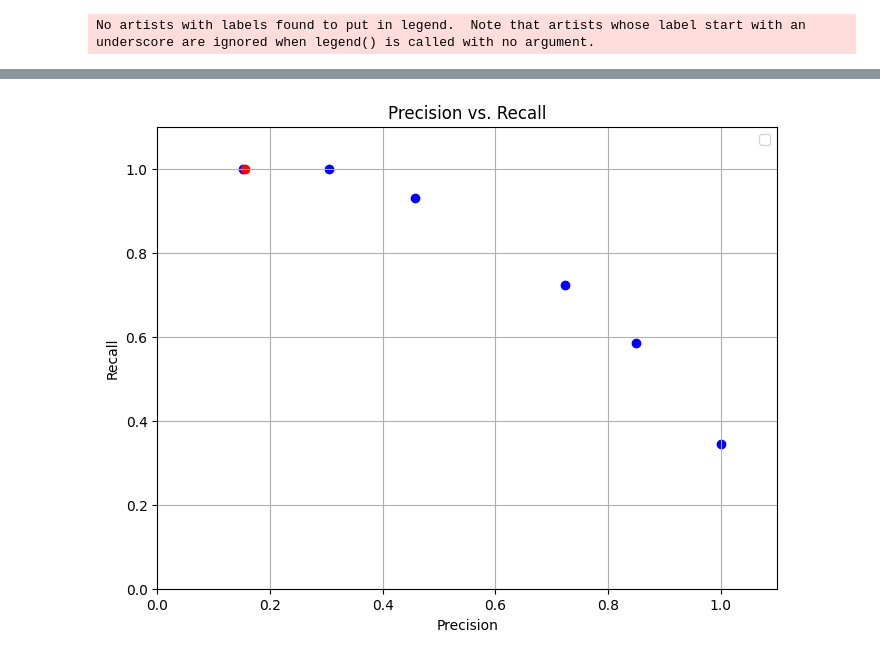
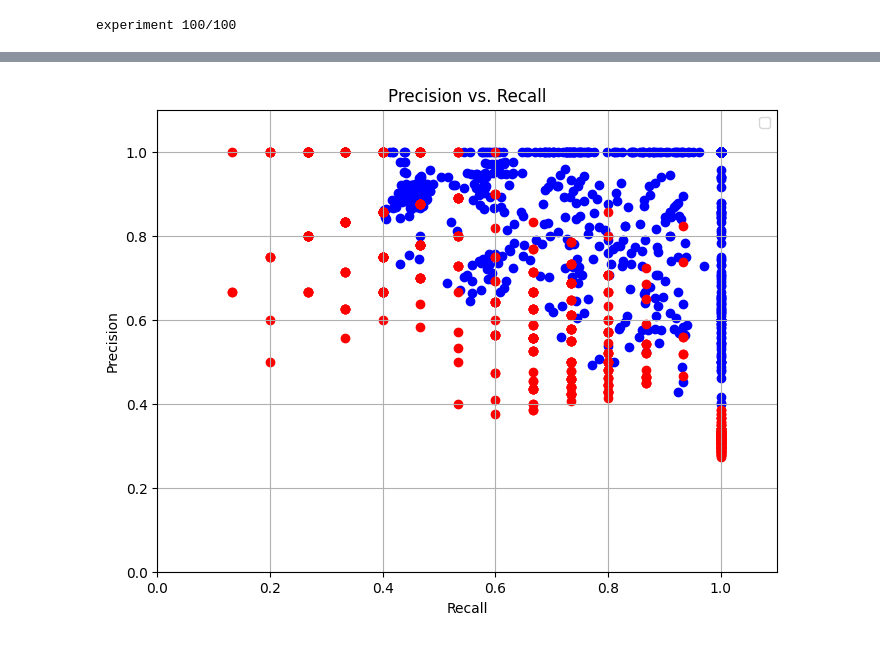
Before and after one commit to inagege/ImprovingSubgroupDiscovery, a Jupyter notebook: PRIM_Improvements/PRIM_Experiments_emaWorkbench_Improving_PRIM.ipynb, the cells around one changed output, grey strips where cells are left out. Cells and saved outputs as stored; diff of their text form; code cells hidden in the pictures.

Commit message:
Fixing errors in precision and recall calculation, saved results as .png

```diff
--- a/PRIM_Improvements/PRIM_Experiments_emaWorkbench_Improving_PRIM.ipynb
+++ b/PRIM_Improvements/PRIM_Experiments_emaWorkbench_Improving_PRIM.ipynb
@@ -24,4 +26,9 @@ def visualize_precision_and_recall(precision_train, recall_train, precision_test
     # Display the plot
     plt.grid(True)
     return plt
+# %%
+def flat_prec_rec(prec, rec):
+    prec = [item for sublist in prec for item in sublist]
+    rec = [item for sublist in rec for item in sublist]
+    return prec, rec
 # %%
@@ -80,6 +82,11 @@ def define_train_test_split(data_name, stratify_feature, drop_feature, test_size
     else:
         if (data_name) == 'Rozenberg':
             data = pd.read_csv('/Users/inagege/Documents/00_Uni/Bachelorarbeit/ImprovingSubgroupDiscovery/Data/Rozenberg et al 2014.csv')
+
+    scaler = MinMaxScaler()
+    data1 = data
+    data = scaler.fit_transform(data)
+    data = pd.DataFrame(data, index = data1.index, columns=data1.columns)
 
     #sampeling a subset of the whole data set
     sample_train, sample_test = train_test_split(data, test_size=test_size, stratify=data[stratify_feature])
@@ -120,41 +143,55 @@ No artists with labels found to put in legend.  Note that artists whose label st
 # %%
-#duplicate 1 in each box
-lims = box1.box_lims
+#duplicate 1 in each box from test data
+
+lims = boxes1
 
 prec_train = []
 rec_train = []
 
-for index, row in box1.peeling_trajectory.iterrows():
-    rec_train.append(row['coverage'])
-    prec_train.append(row['density'])
-
 prec_test = []
 rec_test = []
 
-x, y, x_test, y_test = define_train_test_split('Rozenberg', 'SSP1', ['SSP1', 'SSP2', 'SSP3', 'SSP4'], 0.333)
+for z in range(number_of_repeats):
+    x, y, x_test, y_test = define_train_test_split('Rozenberg', 'SSP1', ['SSP1', 'SSP2', 'SSP3', 'SSP4', 'SSP5'], 0.333)
+    sys.stdout.write('\r' + 'experiment' + ' ' + str(z + 1) + '/' + str(number_of_repeats))
 
-new_labels = y
-new_data = x
 
-#iterate over limit entries which is list of dataframes
-for i in range(len(lims)):
-    # Iterate over each row of temp_data
-    for index, row in x_test.iterrows():
-        is_within_limits = True
-        a = 0
-        # Check if entry lies within the specified limits
-        for column, value in row.iteritems():
-            is_within_limits = (lims[i].iloc[0, a] <= value <= lims[i].iloc[1, a]) & is_within_limits
-            a = a + 1
-        if is_within_limits:
-            new_data.loc[len(new_data)] = row
-            new_labels.loc[len(y)] = y[index]
+    labels2 = y.copy()
+    data2 = x.copy()
 
-prim_alg2 = prim.Prim(new_data.values, new_labels, threshold=0.8, peel_alpha=0.1)
-box2 = prim_alg2.find_box()
+    #iterate over limit entries which is list of dataframes
+    for i in range(len(lims)):
 
-prec_test, rec_test = calculate_precision_recall_test_data(box2, x_test, y_test)
+        box = lims[i]
+        box = pd.DataFrame(box)
+        # Iterate over each row of temp_data
+        for index, row in x.iterrows():
+            is_within_limits = True
+            a = 0
+            # Check if entry lies within the specified limits
+            for column, value in row.iteritems():
+                is_within_limits = (box.iloc[0, a] <= value <= box.iloc[1, a]) & is_within_limits
+                a = a + 1
+            if is_within_limits:
+                data2.loc[len(data2)] = row
+                labels2.loc[len(labels2)] = y[index]
+
+    prim_alg2 = prim_dens.PRIMdens(data2.values, labels2, alpha=0.1)
+    prim_alg2.fit()
+    precisions = prim_alg2.get_precisions()
+    recalls = prim_alg2.get_recalls()
+    boxes = prim_alg2.get_boxes()
+
+    for index in range(len(precisions)):
+        rec_train.append(precisions[index])
+        prec_train.append(recalls[index])
+
+    prec_test_temp, rec_test_temp = calculate_precision_recall_test_data(boxes1, x_test, y_test)
+    prec_test.append(prec_test_temp)
+    rec_test.append(rec_test_temp)
+
+prec_test, rec_test = flat_prec_rec(prec_test, rec_test)
 
 visualize_precision_and_recall(prec_train, rec_train, prec_test, rec_test)
 # %% [output]
-No artists with labels found to put in legend.  Note that artists whose label start with an underscore are ignored when legend() is called with no argument.
+experiment 100/100
@@ -162,2 +200,2 @@ No artists with labels found to put in legend.  Note that artists whose label st
-[figure, old version]
+[figure, new version]
 # %%
```
Also changed, not shown: parts of 6 cells of this notebook, 8 other files.
